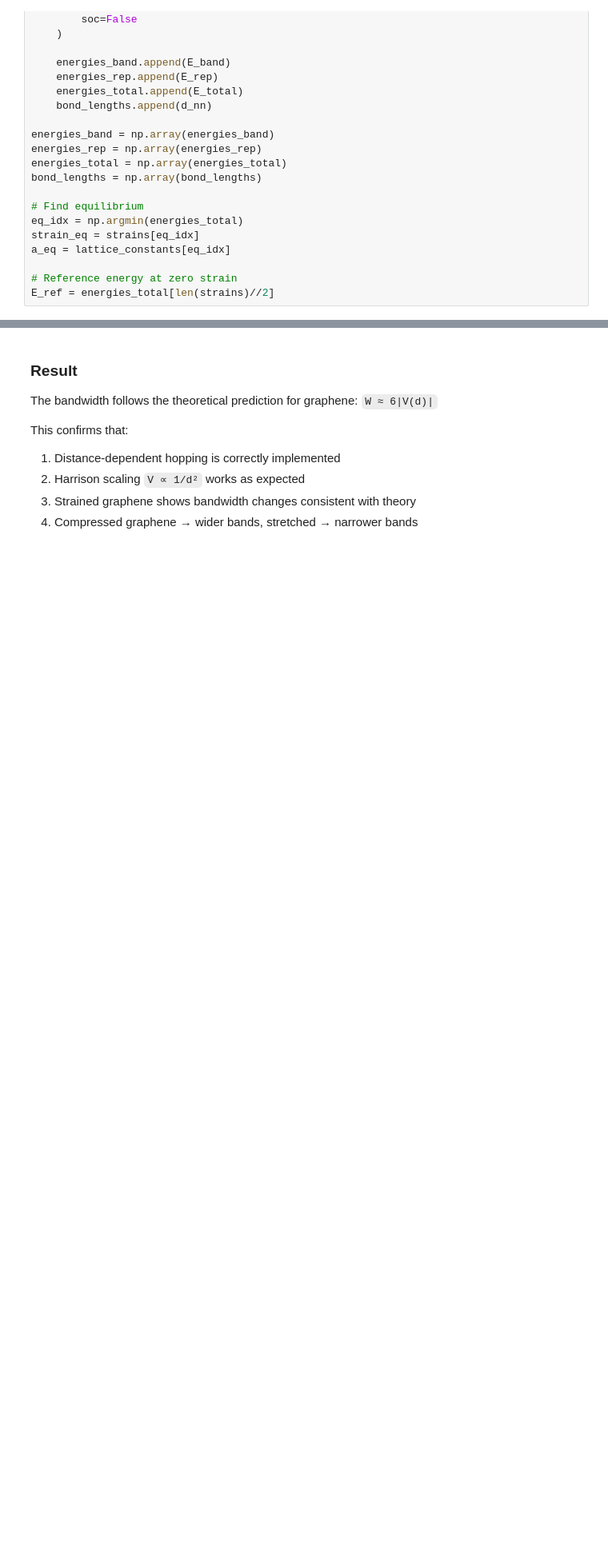
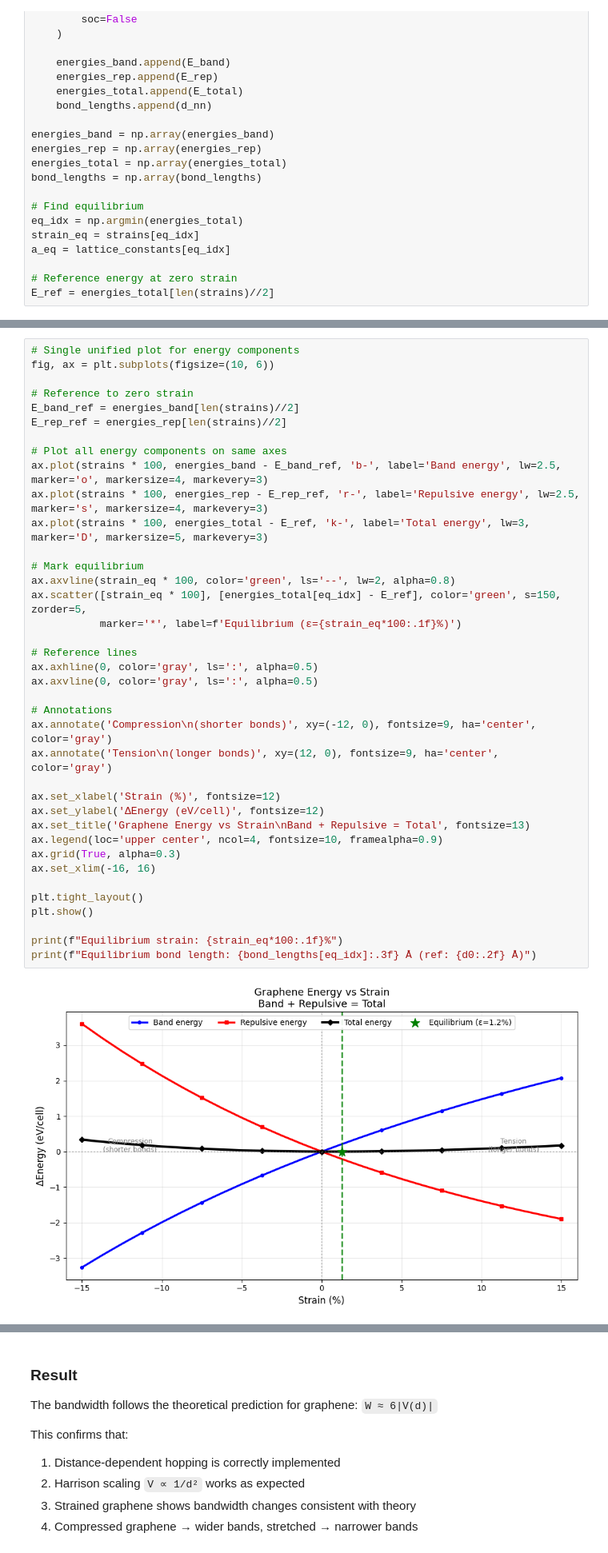
Before and after one commit to santoshkumarradha/pysktb, a Jupyter notebook: docs/source/examples/forces_and_scaling.ipynb, the cells around one changed output, grey strips where cells are left out. Shown at 80% size. Drawn from its saved outputs; the diff is of its cells as text; blank space fills up the shorter version.

```diff
--- a/docs/source/examples/forces_and_scaling.ipynb
+++ b/docs/source/examples/forces_and_scaling.ipynb
@@ -257,0 +215,40 @@ Equilibrium bond length: 1.438 Å (ref: 1.42 Å)
+# %%
+# Single unified plot for energy components
+fig, ax = plt.subplots(figsize=(10, 6))
+
+# Reference to zero strain
+E_band_ref = energies_band[len(strains)//2]
+E_rep_ref = energies_rep[len(strains)//2]
+
+# Plot all energy components on same axes
+ax.plot(strains * 100, energies_band - E_band_ref, 'b-', label='Band energy', lw=2.5, marker='o', markersize=4, markevery=3)
+ax.plot(strains * 100, energies_rep - E_rep_ref, 'r-', label='Repulsive energy', lw=2.5, marker='s', markersize=4, markevery=3)
+ax.plot(strains * 100, energies_total - E_ref, 'k-', label='Total energy', lw=3, marker='D', markersize=5, markevery=3)
+
+# Mark equilibrium
+ax.axvline(strain_eq * 100, color='green', ls='--', lw=2, alpha=0.8)
+ax.scatter([strain_eq * 100], [energies_total[eq_idx] - E_ref], color='green', s=150, zorder=5,
+           marker='*', label=f'Equilibrium (ε={strain_eq*100:.1f}%)')
+
+# Reference lines
+ax.axhline(0, color='gray', ls=':', alpha=0.5)
+ax.axvline(0, color='gray', ls=':', alpha=0.5)
+
+# Annotations
+ax.annotate('Compression\n(shorter bonds)', xy=(-12, 0), fontsize=9, ha='center', color='gray')
+ax.annotate('Tension\n(longer bonds)', xy=(12, 0), fontsize=9, ha='center', color='gray')
+
+ax.set_xlabel('Strain (%)', fontsize=12)
+ax.set_ylabel('ΔEnergy (eV/cell)', fontsize=12)
+ax.set_title('Graphene Energy vs Strain\nBand + Repulsive = Total', fontsize=13)
+ax.legend(loc='upper center', ncol=4, fontsize=10, framealpha=0.9)
+ax.grid(True, alpha=0.3)
+ax.set_xlim(-16, 16)
+
+plt.tight_layout()
+plt.show()
+
+print(f"Equilibrium strain: {strain_eq*100:.1f}%")
+print(f"Equilibrium bond length: {bond_lengths[eq_idx]:.3f} Å (ref: {d0:.2f} Å)")
+# %% [output]
+[figure, added]
```
Also changed, not shown: parts of 5 cells of this notebook.
